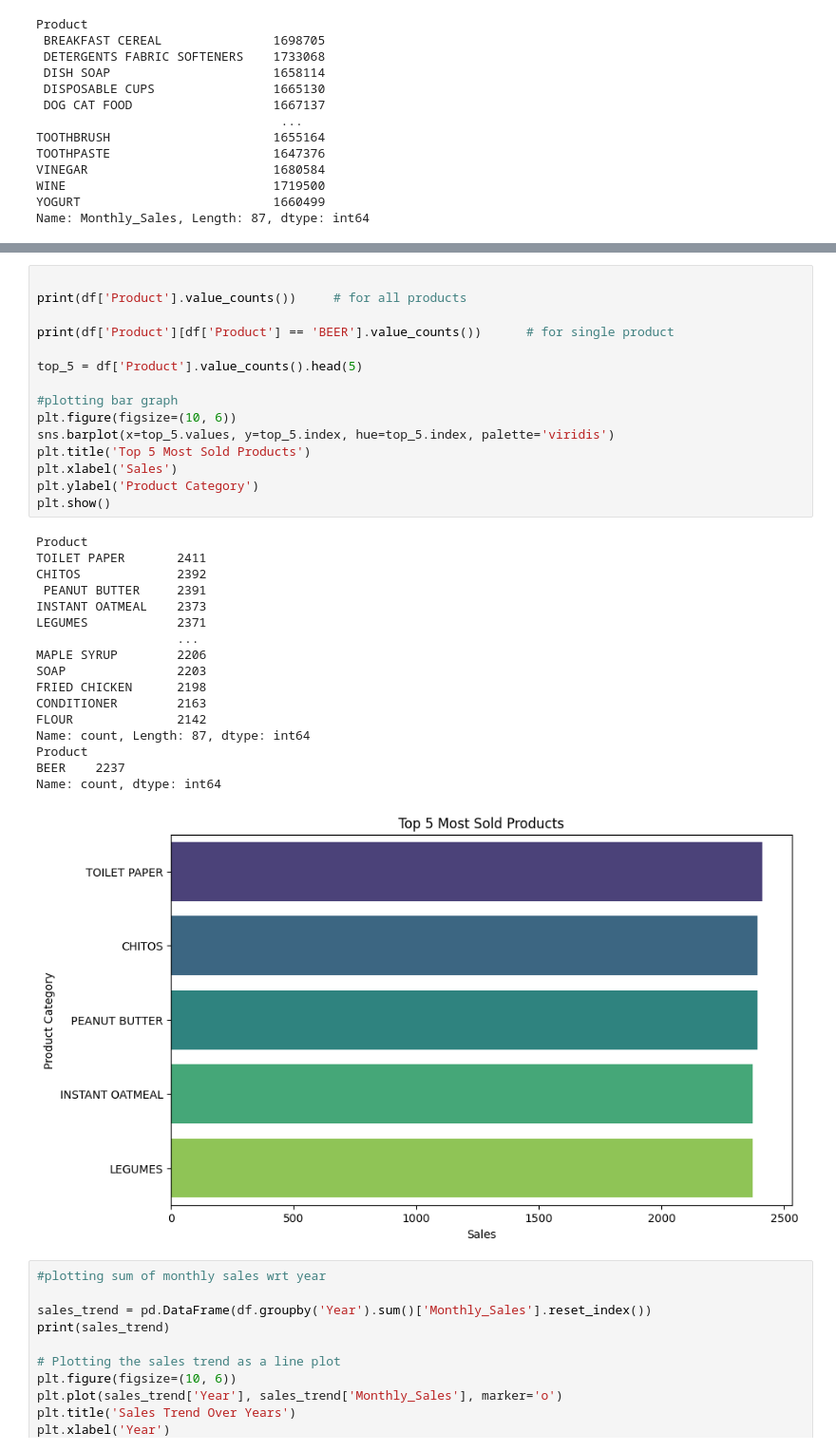
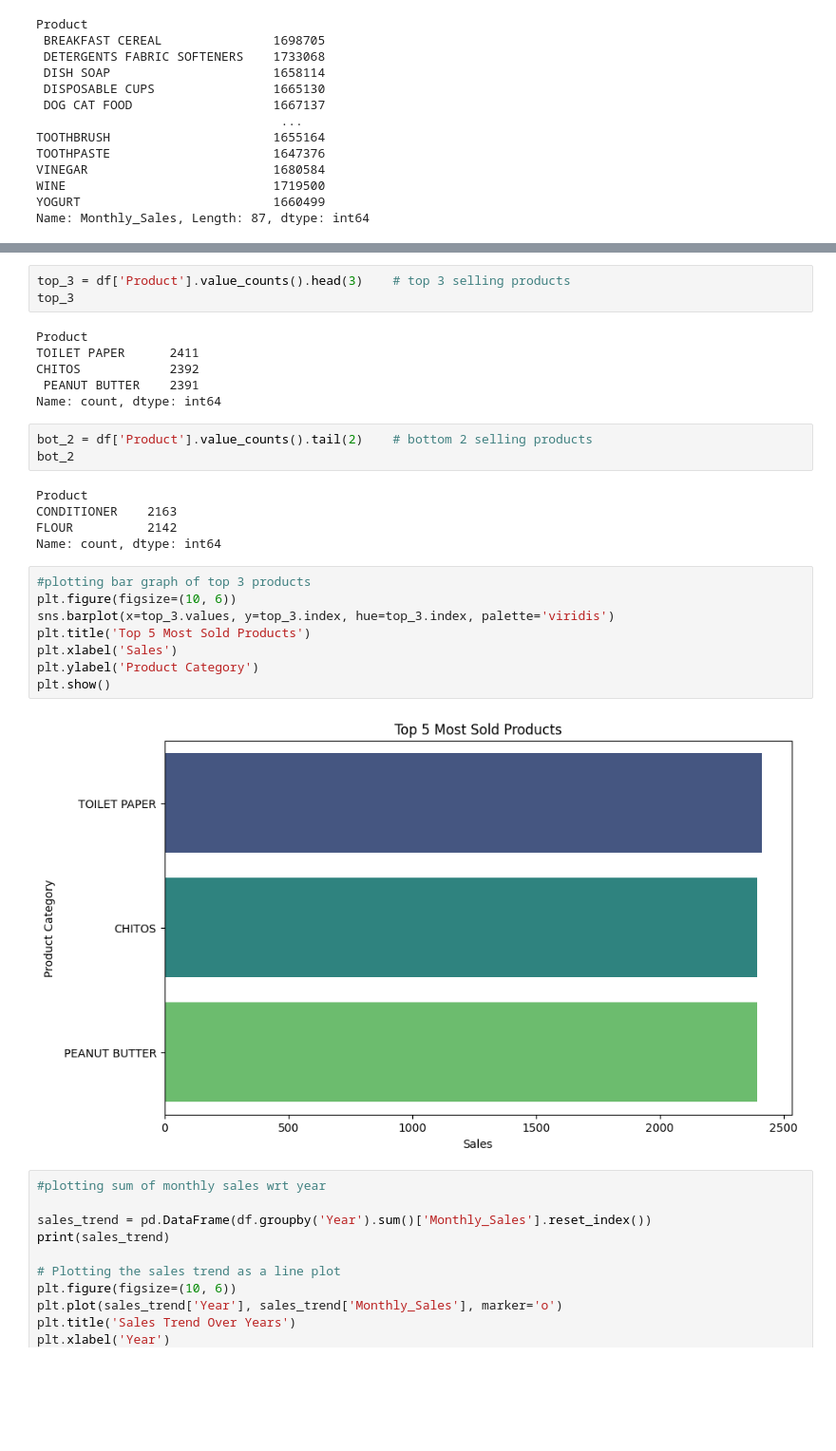
Before and after one commit to yash2k02/forecasting-system, a Jupyter notebook: EDA.ipynb, the cells around one changed output, grey strips where cells are left out. Shown at 95% size. Saved outputs shown, nothing was run; the diff lists cells and outputs as text; blank space fills up the shorter version.

```diff
--- a/EDA.ipynb
+++ b/EDA.ipynb
@@ -92,36 +114,30 @@ Name: Monthly_Sales, Length: 87, dtype: int64
+# %%
+top_3 = df['Product'].value_counts().head(3)    # top 3 selling products
+top_3
+# %% [output]
+Product
+TOILET PAPER      2411
+CHITOS            2392
+ PEANUT BUTTER    2391
+Name: count, dtype: int64
+# %%
+bot_2 = df['Product'].value_counts().tail(2)    # bottom 2 selling products
+bot_2
+# %% [output]
+Product
+CONDITIONER    2163
+FLOUR          2142
+Name: count, dtype: int64
 # %%
-
-print(df['Product'].value_counts())     # for all products
-
-print(df['Product'][df['Product'] == 'BEER'].value_counts())      # for single product
-
-top_5 = df['Product'].value_counts().head(5)
-
-#plotting bar graph
+#plotting bar graph of top 3 products
 plt.figure(figsize=(10, 6))
-sns.barplot(x=top_5.values, y=top_5.index, hue=top_5.index, palette='viridis')
+sns.barplot(x=top_3.values, y=top_3.index, hue=top_3.index, palette='viridis')
 plt.title('Top 5 Most Sold Products')
 plt.xlabel('Sales')
 plt.ylabel('Product Category')
 plt.show()
 # %% [output]
-Product
-TOILET PAPER       2411
-CHITOS             2392
- PEANUT BUTTER     2391
-INSTANT OATMEAL    2373
-LEGUMES            2371
-                   ...
-MAPLE SYRUP        2206
-SOAP               2203
-FRIED CHICKEN      2198
-CONDITIONER        2163
-FLOUR              2142
-Name: count, Length: 87, dtype: int64
-Product
-BEER    2237
-Name: count, dtype: int64
-[figure, old version]
+[figure, new version]
 # %%
 #plotting sum of monthly sales wrt year
 
```
Also changed, not shown: parts of 2 cells of this notebook.
